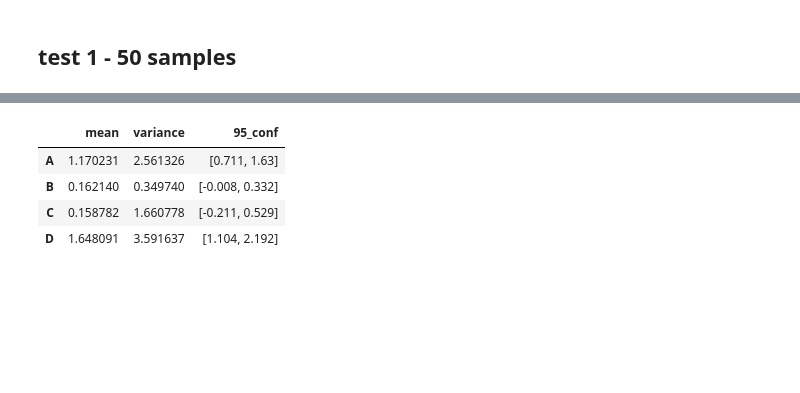
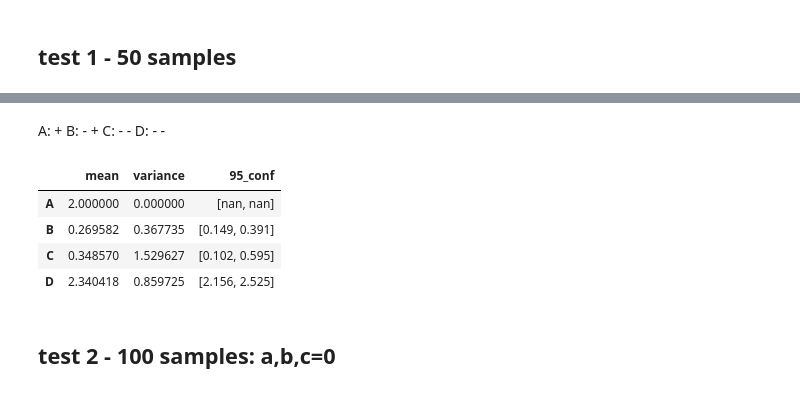
Before and after one commit to claralb2002/Active-Machine-Learning-Assignments, a Jupyter notebook: miniproject3/tests.ipynb, the cells around one changed output, grey strips where cells are left out. Cells and saved outputs as stored; diff of their text form; code cells hidden in the pictures; blank space fills up the shorter version.

```diff
--- a/miniproject3/tests.ipynb
+++ b/miniproject3/tests.ipynb
@@ -9 +130,16 @@ base_path = 'data/test/'
+# %% [markdown]
+A: +
+B: - +
+C: - -
+D: - -
+# %%
+provideStats(testA2)
+# %% [output]
+|  | mean | variance | 95_conf |
+| A | 2.000000 | 0.000000 | [nan, nan] |
+| B | 0.269582 | 0.367735 | [0.149, 0.391] |
+| C | 0.348570 | 1.529627 | [0.102, 0.595] |
+| D | 2.340418 | 0.859725 | [2.156, 2.525] |
+# %% [markdown]
+## test 2 - 100 samples: a,b,c=0
 # %%
@@ -11,20 +146,0 @@ test1 = pd.read_csv(f'{base_path}/data_1245.csv')
-# %%
-def provideStats(test_results):
-    A,B,C,D = test_results['A'], test_results['B'], test_results['C'], test_results['D']
-    observations = [A,B,C,D]
-
-    d = {'mean': [np.mean(t) for t in observations],
-         'variance': [np.var(t) for t in observations],
-         '95_conf': [np.round(st.t.interval(0.95, len(t)-1, loc=np.mean(t), scale=st.sem(t)), decimals=3) for t in observations]}
-
-    stats = pd.DataFrame(data=d, index=['A','B','C','D'])
-
-    return stats
-
-provideStats(test1)
-# %% [output]
-|  | mean | variance | 95_conf |
-| A | 1.170231 | 2.561326 | [0.711, 1.63] |
-| B | 0.162140 | 0.349740 | [-0.008, 0.332] |
-| C | 0.158782 | 1.660778 | [-0.211, 0.529] |
-| D | 1.648091 | 3.591637 | [1.104, 2.192] |
```
Also changed, not shown: parts of 24 cells of this notebook.
